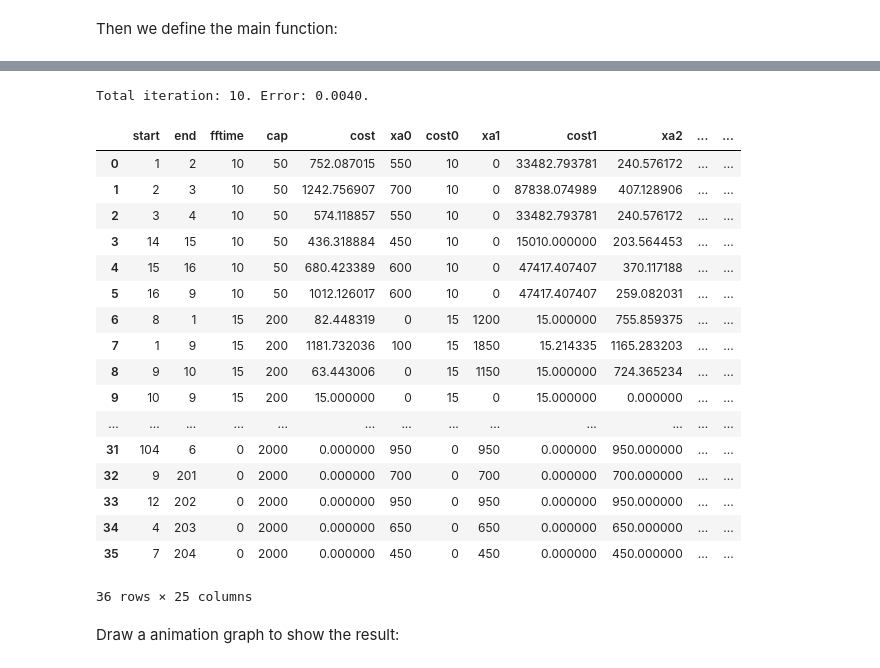
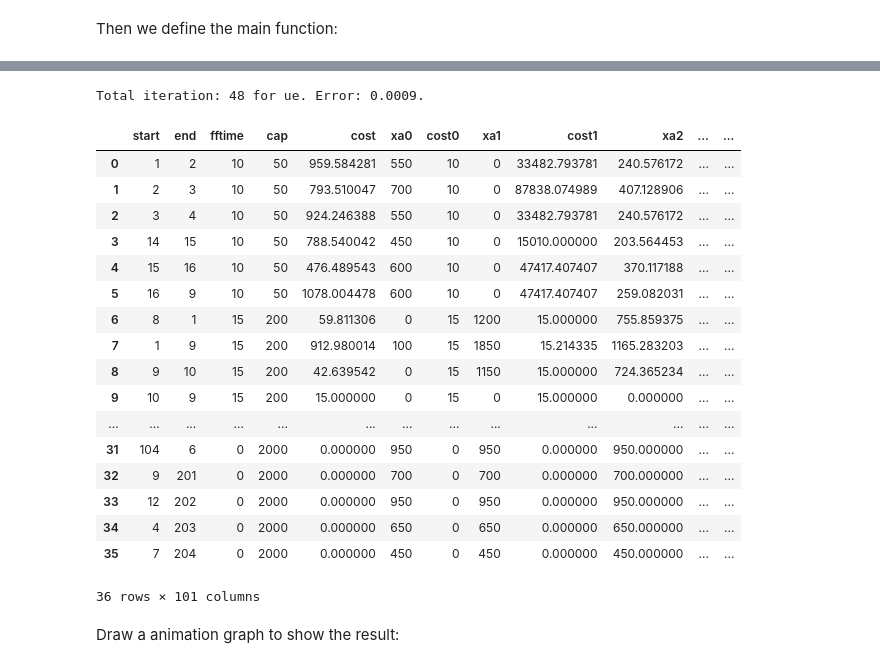
Before and after one commit to wklchris/Reports, a Jupyter notebook: Frank-Wolfe-algo.ipynb, the cells around one changed output, grey strips where cells are left out. Cells and saved outputs as stored; diff of their text form; code cells hidden in the pictures.

Commit message:
Frank-Wolfe-algo: UE & SO solved.

```diff
--- a/Frank-Wolfe-algo.ipynb
+++ b/Frank-Wolfe-algo.ipynb
@@ -154,9 +154,10 @@ def label_correcting_algo(dt, ori_node, des_node, do_return=False):
             If False, Return the list of nodes on the shortest path.
 
     Returns:
-        A dataframe of two columns:
+        If do_return == True, return a dataframe of two columns:
             "Front-Node": The node visited before current node on the shortest path.
             "Distance": Total distance from origin to current node.
+        If do_return == False, return a list.
     """
     # Convert all labels to string
     ori = str(ori_node)
@@ -254,20 +247,28 @@ Simplify the coeffecients and put them into the function defined below:
 # %%
-def ue_coef(df, d, xa_idx_str, alpha=0.15):
+def bpr_coef(df, d, xa_idx_str, eq_type="ue", alpha=0.15):
     p4 = alpha * sum(np.multiply(df.fftime, np.divide(d ** 5, (0.9 * df.cap) ** 4)))
     p3 = alpha * 4 * sum(np.multiply(df.fftime, np.divide(np.multiply(df[xa_idx_str], d ** 4), (0.9 * df.cap) ** 4)))
     p2 = alpha * 6 * sum(np.multiply(df.fftime, np.divide(np.multiply(df[xa_idx_str] ** 2, d ** 3), (0.9 * df.cap) ** 4)))
     p1 = alpha * 4 * sum(np.multiply(df.fftime, np.divide(np.multiply(df[xa_idx_str] ** 3, d ** 2), (0.9 * df.cap) ** 4)))
     p0 = sum(alpha * np.multiply(df.fftime, np.divide(np.multiply(d, df[xa_idx_str] ** 4), (0.9 * df.cap) ** 4)) + np.multiply(df.fftime, d))
 
+    if (eq_type != "ue"):
+        p4 *= 5
+        p3 *= 5
+        p2 *= 5
+        p1 *= 5
+        p0 = 5 * p0 - 4 * sum(np.multiply(df.fftime, d))
+
     return [p0, p1, p2, p3, p4]
 # %% [markdown]
 Then we define the main function:
 # %%
-def frank_wolfe(x, OD_arr, thre=1, alpha=0.15):
+def frank_wolfe(dt, OD_arr, eq="ue", thre=1, max_iters=50, alpha=0.15):
     ori_lst = OD_arr.index
     des_lst = OD_arr.columns
     err = thre + 1
     iters = 0
+    x = dt.copy()  # Deepcopy
     x.cost = x.fftime  # Double-check for s.p. algo
 
     while (err > thre):
@@ -276,12 +277,15 @@ def frank_wolfe(x, OD_arr, thre=1, alpha=0.15):
         x["cost{}".format(iters)] = 0
 
         # AON assignment
+        sp_arr = {}
         for i in range(len(ori_lst)):
             ori = ori_lst[i]
             for j in range(len(des_lst)):
                 des = des_lst[j]
                 demand = OD_arr.at[ori, des]
                 splst = label_correcting_algo(x, ori, des)
+                # Shortest path for each OD pair
+                # sp_arr["{}-{}".format(ori, des)] = splst[:]  # Deepcopy
                 while len(splst) > 1:
                     current_node = splst.pop()
                     front_node = splst[-1]
@@ -291,8 +295,11 @@ def frank_wolfe(x, OD_arr, thre=1, alpha=0.15):
         if (iters > 1):
             direction = x[new_col] - x[old_col]
 
-            # Compute the coefficients of the equation of k. 0 <= k <= 1.
-            coef_lst = ue_coef(x, direction, old_col)
+            # Compute the coefficients of the equation of k.
+            # eq = "ue" / "so"
+            coef_lst = bpr_coef(x, direction, old_col, eq_type=eq)
+
+            # Numerical Solution
             k = solvex4eq(coef_lst)
             if (type(k) == type([])):
                 print("Solving error. Iteration: {}".format(iters))
@@ -307,14 +314,15 @@ def frank_wolfe(x, OD_arr, thre=1, alpha=0.15):
         x["cost{}".format(iters)] = x.cost
         x.cost = bpr(x[new_col], x.fftime, x.cap)
 
-        if (iters > 50):
-            print("Too many iterations.")
-            return -1000
+        # Non-convergence Break
+        if (iters > max_iters):
+            print("Force stop at Iteration {}. Final error: {:.4f}".format(max_iters, err))
+            return x
 
         # Move forward
         old_col = "xa{}".format(iters)
         iters += 1
 
     # End of while loop
-    print("Total iteration: {}. Error: {:.4f}.".format(iters, err))
+    print("Total iteration: {} for {}. Error: {:.4f}.".format(iters, eq, err))
     return x
@@ -323,18 +337,18 @@ Here's the solution for Q1:
 # %%
-q1 = frank_wolfe(bprlinkarr, ODarr, thre=0.005)
+q1 = frank_wolfe(bprlinkarr, ODarr, thre=0.001)
 q1
 # %% [output]
-Total iteration: 10. Error: 0.0040.
+Total iteration: 48 for ue. Error: 0.0009.
 |  | start | end | fftime | cap | cost | xa0 | cost0 | xa1 | cost1 | xa2 | ... | ... |
-| 0 | 1 | 2 | 10 | 50 | 752.087015 | 550 | 10 | 0 | 33482.793781 | 240.576172 | ... | ... |
-| 1 | 2 | 3 | 10 | 50 | 1242.756907 | 700 | 10 | 0 | 87838.074989 | 407.128906 | ... | ... |
-| 2 | 3 | 4 | 10 | 50 | 574.118857 | 550 | 10 | 0 | 33482.793781 | 240.576172 | ... | ... |
-| 3 | 14 | 15 | 10 | 50 | 436.318884 | 450 | 10 | 0 | 15010.000000 | 203.564453 | ... | ... |
-| 4 | 15 | 16 | 10 | 50 | 680.423389 | 600 | 10 | 0 | 47417.407407 | 370.117188 | ... | ... |
-| 5 | 16 | 9 | 10 | 50 | 1012.126017 | 600 | 10 | 0 | 47417.407407 | 259.082031 | ... | ... |
-| 6 | 8 | 1 | 15 | 200 | 82.448319 | 0 | 15 | 1200 | 15.000000 | 755.859375 | ... | ... |
-| 7 | 1 | 9 | 15 | 200 | 1181.732036 | 100 | 15 | 1850 | 15.214335 | 1165.283203 | ... | ... |
-| 8 | 9 | 10 | 15 | 200 | 63.443006 | 0 | 15 | 1150 | 15.000000 | 724.365234 | ... | ... |
+| 0 | 1 | 2 | 10 | 50 | 959.584281 | 550 | 10 | 0 | 33482.793781 | 240.576172 | ... | ... |
+| 1 | 2 | 3 | 10 | 50 | 793.510047 | 700 | 10 | 0 | 87838.074989 | 407.128906 | ... | ... |
+| 2 | 3 | 4 | 10 | 50 | 924.246388 | 550 | 10 | 0 | 33482.793781 | 240.576172 | ... | ... |
+| 3 | 14 | 15 | 10 | 50 | 788.540042 | 450 | 10 | 0 | 15010.000000 | 203.564453 | ... | ... |
+| 4 | 15 | 16 | 10 | 50 | 476.489543 | 600 | 10 | 0 | 47417.407407 | 370.117188 | ... | ... |
+| 5 | 16 | 9 | 10 | 50 | 1078.004478 | 600 | 10 | 0 | 47417.407407 | 259.082031 | ... | ... |
+| 6 | 8 | 1 | 15 | 200 | 59.811306 | 0 | 15 | 1200 | 15.000000 | 755.859375 | ... | ... |
+| 7 | 1 | 9 | 15 | 200 | 912.980014 | 100 | 15 | 1850 | 15.214335 | 1165.283203 | ... | ... |
+| 8 | 9 | 10 | 15 | 200 | 42.639542 | 0 | 15 | 1150 | 15.000000 | 724.365234 | ... | ... |
 | 9 | 10 | 9 | 15 | 200 | 15.000000 | 0 | 15 | 0 | 15.000000 | 0.000000 | ... | ... |
 | ... | ... | ... | ... | ... | ... | ... | ... | ... | ... | ... | ... | ... |
 | 31 | 104 | 6 | 0 | 2000 | 0.000000 | 950 | 0 | 950 | 0.000000 | 950.000000 | ... | ... |
@@ -342,7 +356,7 @@ Total iteration: 10. Error: 0.0040.
 | 33 | 12 | 202 | 0 | 2000 | 0.000000 | 950 | 0 | 950 | 0.000000 | 950.000000 | ... | ... |
 | 34 | 4 | 203 | 0 | 2000 | 0.000000 | 650 | 0 | 650 | 0.000000 | 650.000000 | ... | ... |
 | 35 | 7 | 204 | 0 | 2000 | 0.000000 | 450 | 0 | 450 | 0.000000 | 450.000000 | ... | ... |
-36 rows × 25 columns
+36 rows × 101 columns
 # %% [markdown]
 Draw a animation graph to show the result:
 # %%
```
Also changed, not shown: parts of 18 cells of this notebook, 2 other files.
